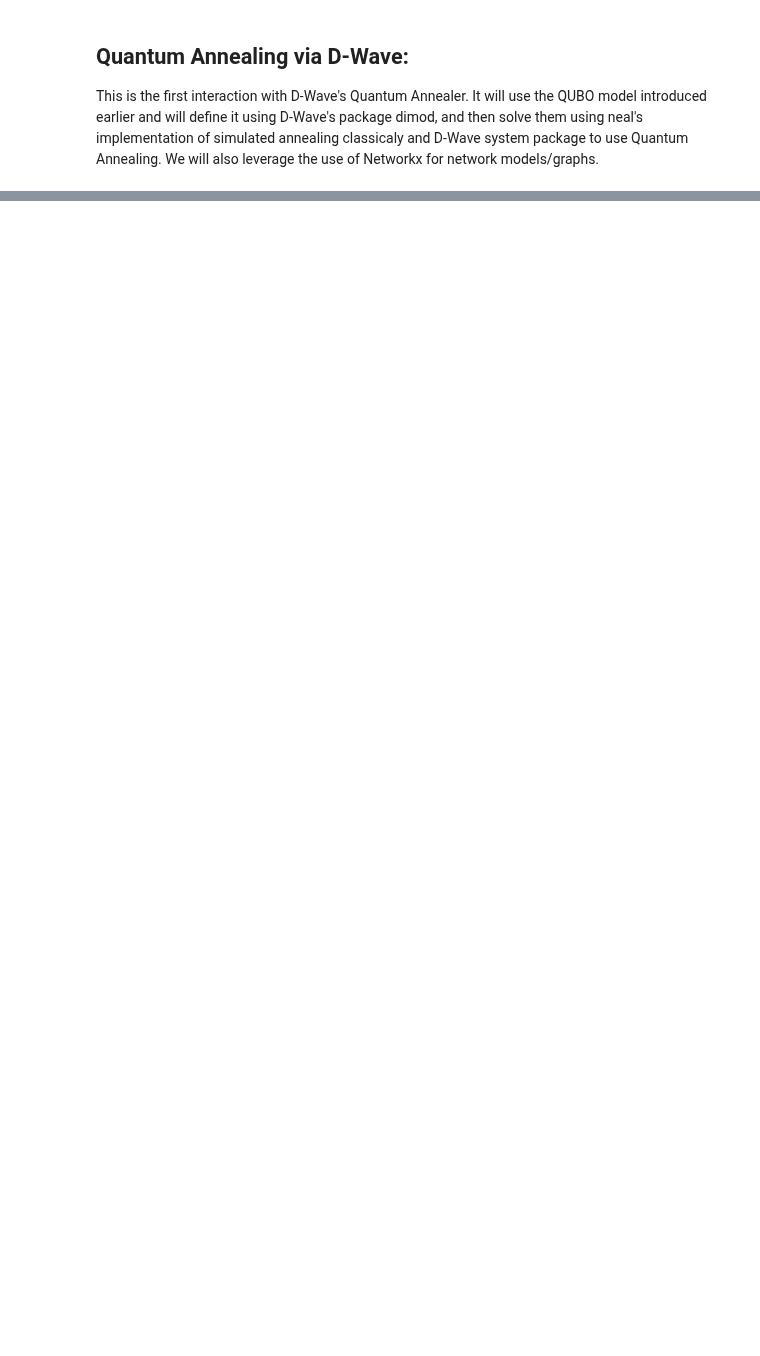
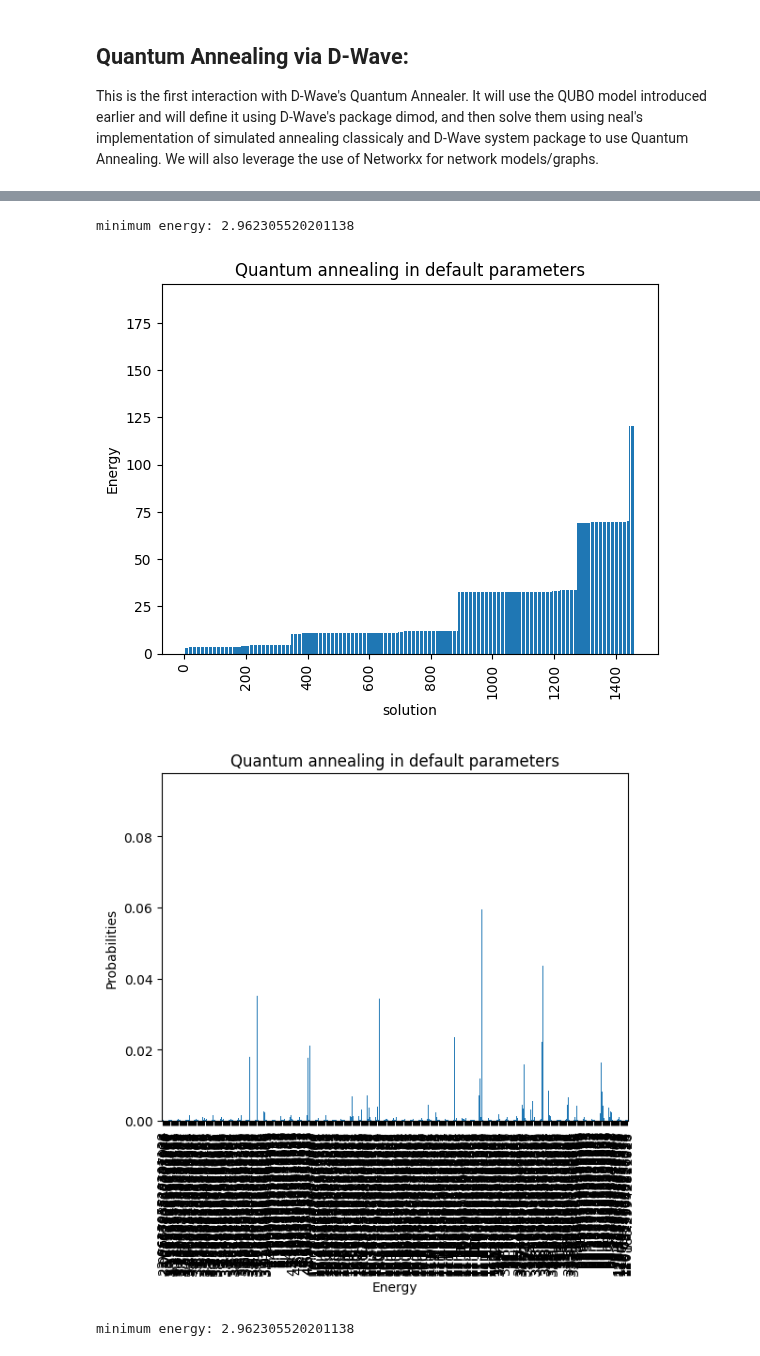
Before and after one commit to anurag-r20/WDN_Sensor_Placement, a Jupyter notebook: WDN_Sensor_Placement.ipynb, the cells around one changed output, grey strips where cells are left out. Cells and saved outputs as stored; diff of their text form; code cells hidden in the pictures; blank space fills up the shorter version.

```diff
--- a/WDN_Sensor_Placement.ipynb
+++ b/WDN_Sensor_Placement.ipynb
@@ -1296,0 +1353,8 @@ One usually reads this as the time to solution within 99\% probability.
+# %%
+plot_enumerate(DWaveSamples, title='Quantum annealing in default parameters')
+plot_energies(DWaveSamples, title='Quantum annealing in default parameters')
+# %% [output]
+minimum energy: 2.962305520201138
+[figure, added]
+[figure, added]
+minimum energy: 2.962305520201138
```
Also changed, not shown: parts of 35 cells of this notebook.
